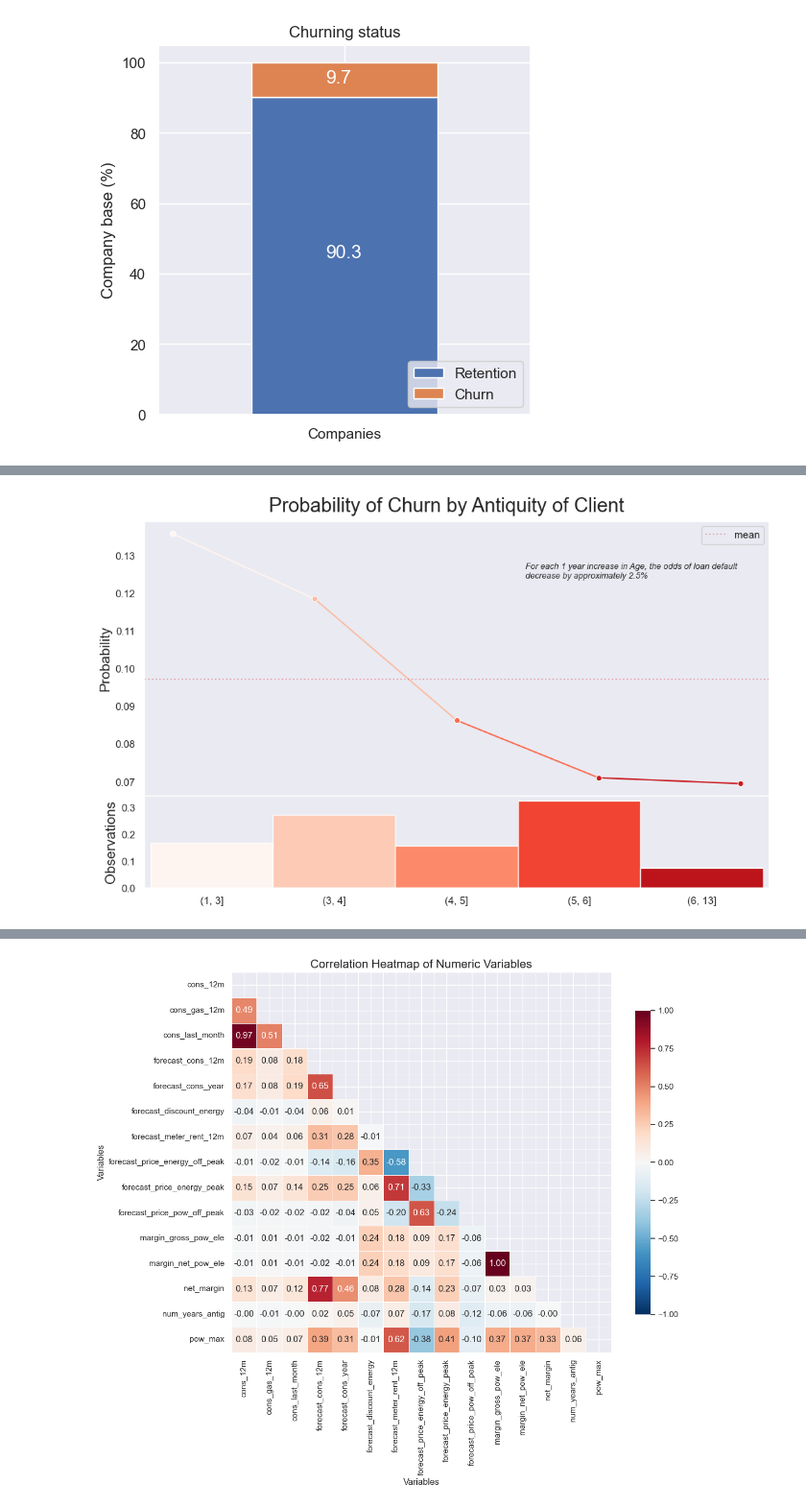
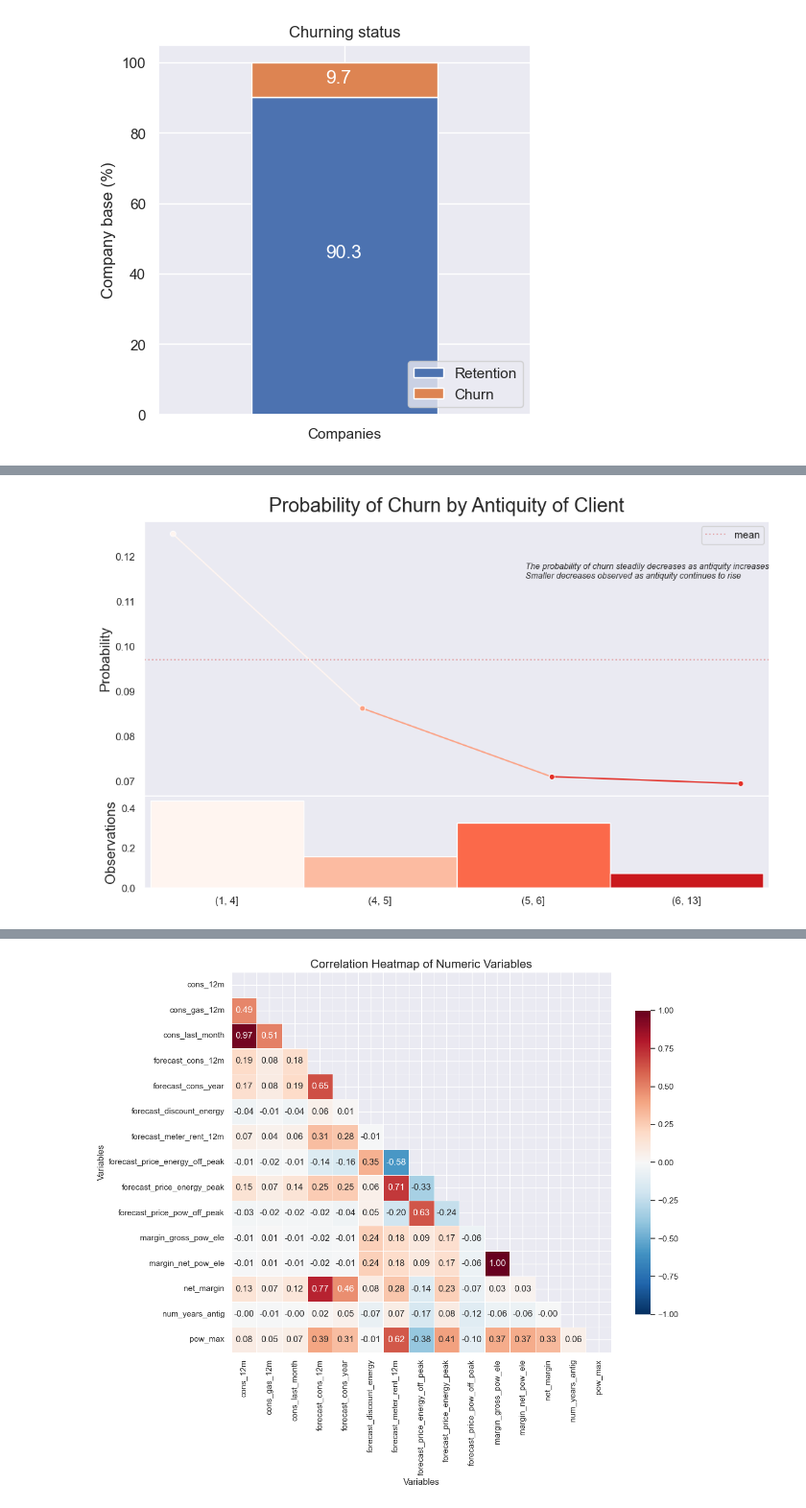
Before and after one commit to ramdhanhdy/DS_Project, a Jupyter notebook: BCG_DataScience_VI/Task2_EDA.ipynb, the cells around one changed output, grey strips where cells are left out. Shown at 96% size. Cells and saved outputs as stored; diff of their text form; code cells hidden in the pictures.

```diff
--- a/BCG_DataScience_VI/Task2_EDA.ipynb
+++ b/BCG_DataScience_VI/Task2_EDA.ipynb
@@ -229,0 +211,20 @@ Name: count, dtype: int64
+# %%
+def categorize_low_counts(df, column_name, threshold=12, other_label='OTHER'):
+    """Categorizes values in a DataFrame column with counts below a threshold.
+
+    Args:
+        df (pd.DataFrame): The DataFrame to work with.
+        column_name (str): The name of the column to categorize.
+        threshold (int, optional): Count threshold for grouping. Defaults to 11.
+        other_label (str, optional): Label to use for grouped values. Defaults to 'OTHER'.
+
+    Returns:
+        pd.Series: A Series representing the categorized column.
+    """
+
+    value_counts = df[column_name].value_counts()
+    common_values = value_counts[value_counts > threshold].index
+    df[column_name] = df[column_name].where(df[column_name].isin(common_values), other_label)
+    return df[column_name]
+
+client_df['channel_sales'] = categorize_low_counts(client_df, 'channel_sales', threshold=11)
@@ -229,0 +263,2 @@ Name: count, dtype: int64
+# %%
+client_df['num_years_antig_grp'] = pd.qcut(client_df['num_years_antig'], q=4, labels=None)
@@ -229,0 +349,8 @@ Name: count, dtype: int64
+# %%
+churn_prob = (client_df.groupby('num_years_antig_grp')['churn'].mean()
+                  .reset_index())
+churn_prob.columns = churn_prob.columns.str.replace('churn', 'churn_prob')
+churn_prob['percent_decrease'] = churn_prob['churn_prob'].pct_change() * 100
+
+# Assign churn_prob directly to client_df
+client_df = client_df.merge(churn_prob, on='num_years_antig_grp')
@@ -230,8 +369,8 @@ Name: count, dtype: int64
 # %%
 plot_prob_progression(client_df['num_years_antig'].dropna().reset_index(drop=True),
                       client_df['churn'].dropna().reset_index(drop=True),
-                      x_intervals=6, use_quartiles=True,  mean_line=True,
+                      x_intervals=4, use_quartiles=True,  mean_line=True,
                       title='Probability of Churn by Antiquity of Client',
-                      text="For each 1 year increase in Age, the odds of churn\ndecrease by approximately 2.5%")
+                      text="The probability of churn steadily decreases as antiquity increases\nSmaller decreases observed as antiquity continues to rise")
 # %% [output]
-[figure, old version]
+[figure, new version]
```
Also changed, not shown: parts of 49 cells of this notebook, 1 other file.
